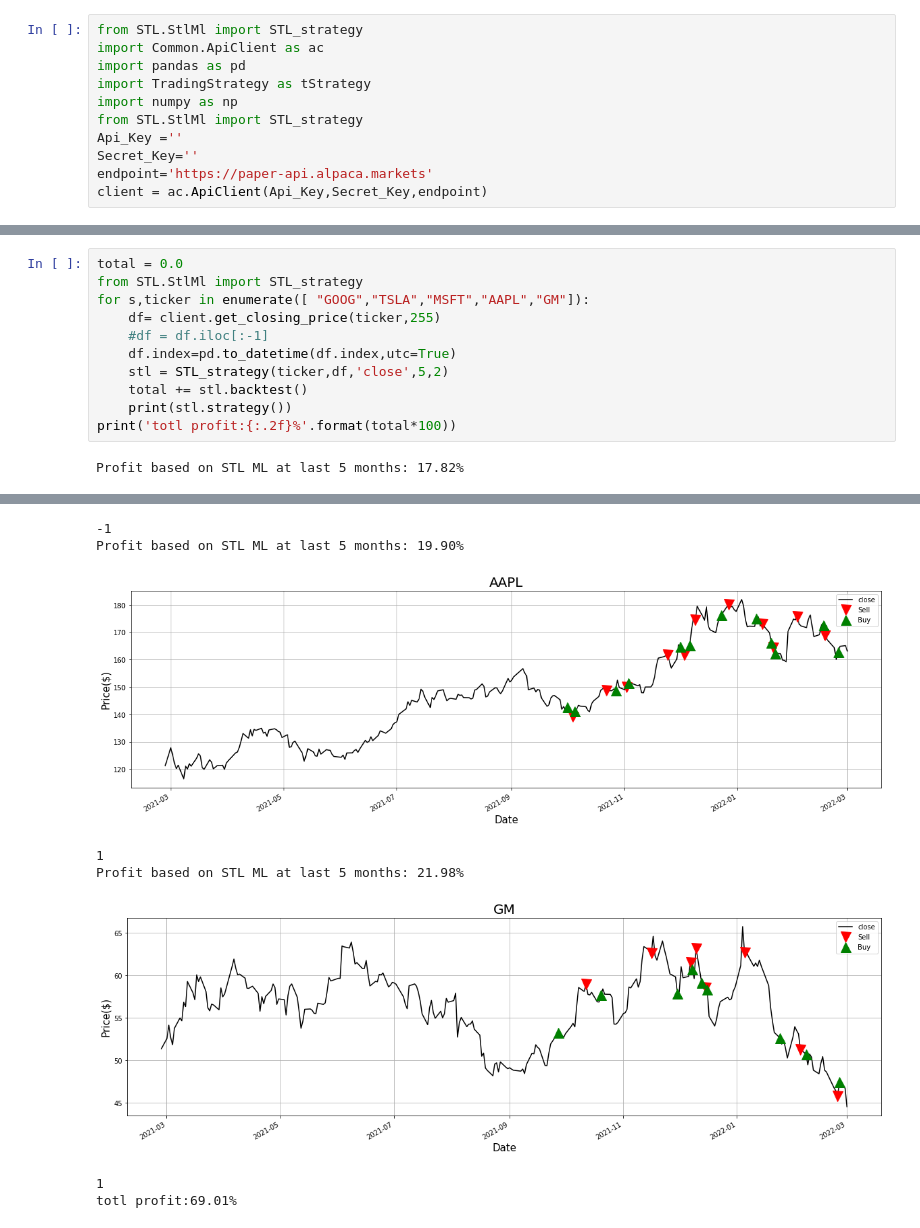
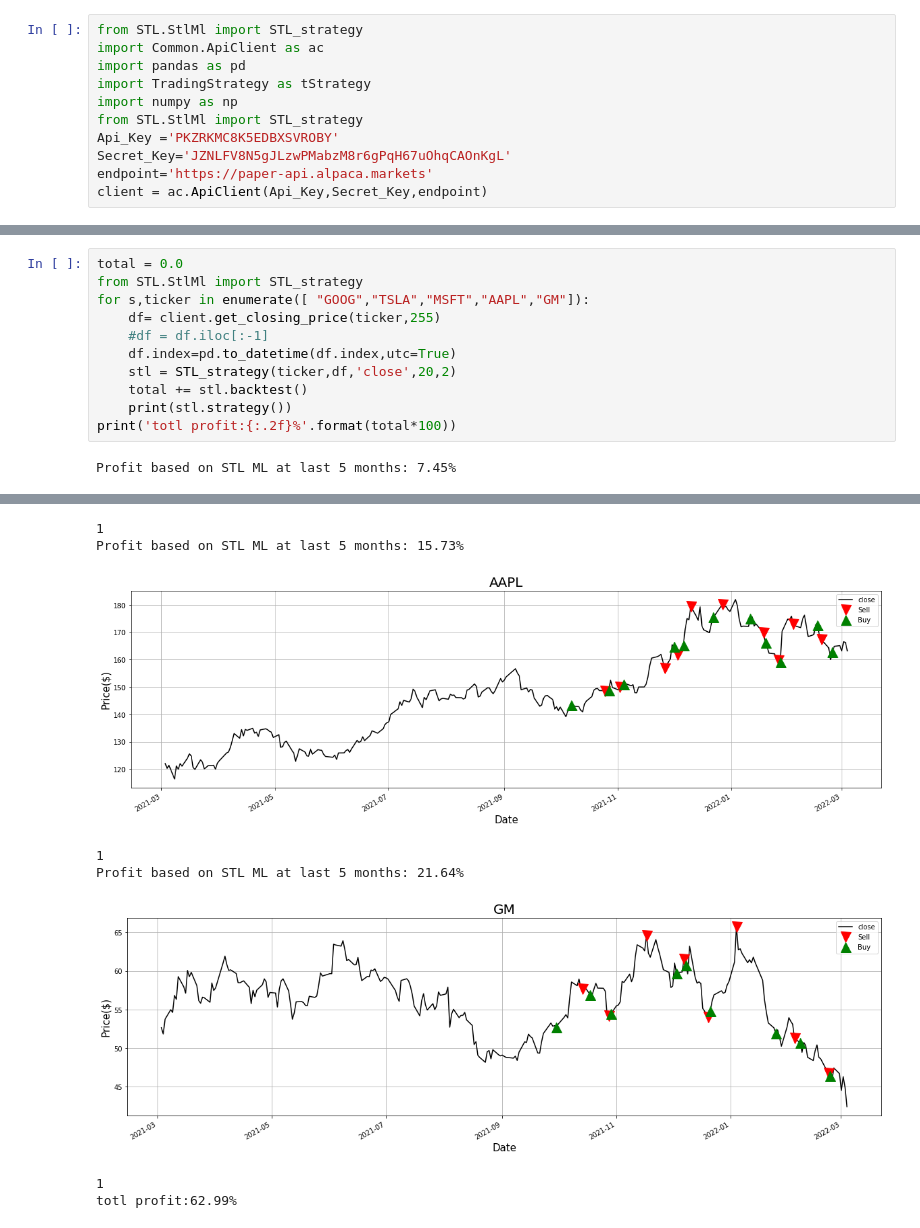
Before and after one commit to danielhunex/stock-ml-mini-project, a Jupyter notebook: src/paper_stl.ipynb, the cells around one changed output, grey strips where cells are left out. Cells and saved outputs as stored; diff of their text form.

```diff
--- a/src/paper_stl.ipynb
+++ b/src/paper_stl.ipynb
@@ -5,7 +5,7 @@ import pandas as pd
 import TradingStrategy as tStrategy
 import numpy as np
 from STL.StlMl import STL_strategy
-Api_Key =''
-Secret_Key=''
+Api_Key ='PKZRKMC8K5EDBXSVROBY'
+Secret_Key='JZNLFV8N5gJLzwPMabzM8r6gPqH67uOhqCAOnKgL'
 endpoint='https://paper-api.alpaca.markets'
 client = ac.ApiClient(Api_Key,Secret_Key,endpoint)
@@ -16,9 +34,9 @@ for s,ticker in enumerate([ "GOOG","TSLA","MSFT","AAPL","GM"]):
     df= client.get_closing_price(ticker,255)
     #df = df.iloc[:-1]
     df.index=pd.to_datetime(df.index,utc=True)
-    stl = STL_strategy(ticker,df,'close',5,2)
+    stl = STL_strategy(ticker,df,'close',20,2)
     total += stl.backtest()
     print(stl.strategy())
 print('totl profit:{:.2f}%'.format(total*100))
 # %% [output]
-Profit based on STL ML at last 5 months: 17.82%
+Profit based on STL ML at last 5 months: 7.45%
@@ -32,8 +50,8 @@ Profit based on STL ML at last 5 months: 20.10%
--1
-Profit based on STL ML at last 5 months: 19.90%
+1
+Profit based on STL ML at last 5 months: 15.73%
-[figure, old version]
+[figure, new version]
 1
-Profit based on STL ML at last 5 months: 21.98%
+Profit based on STL ML at last 5 months: 21.64%
-[figure, old version]
+[figure, new version]
 1
-totl profit:69.01%
+totl profit:62.99%
```
Also changed, not shown: parts of 4 cells of this notebook.
